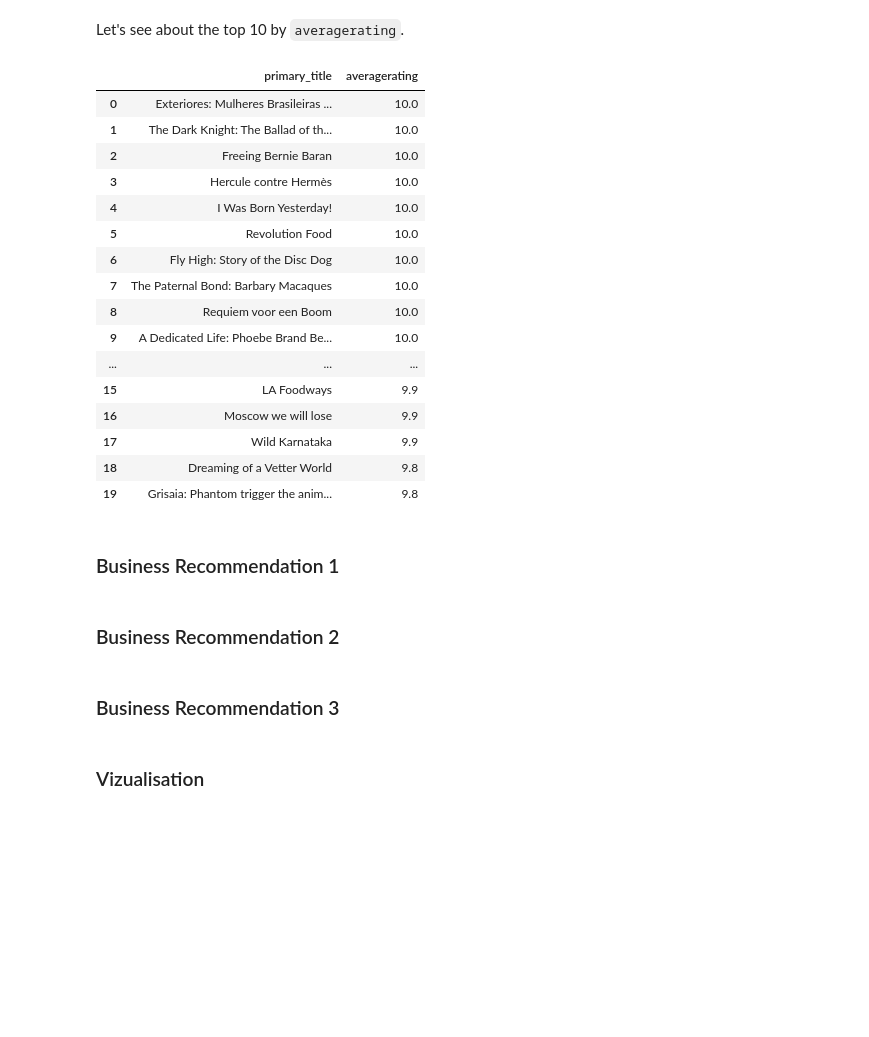
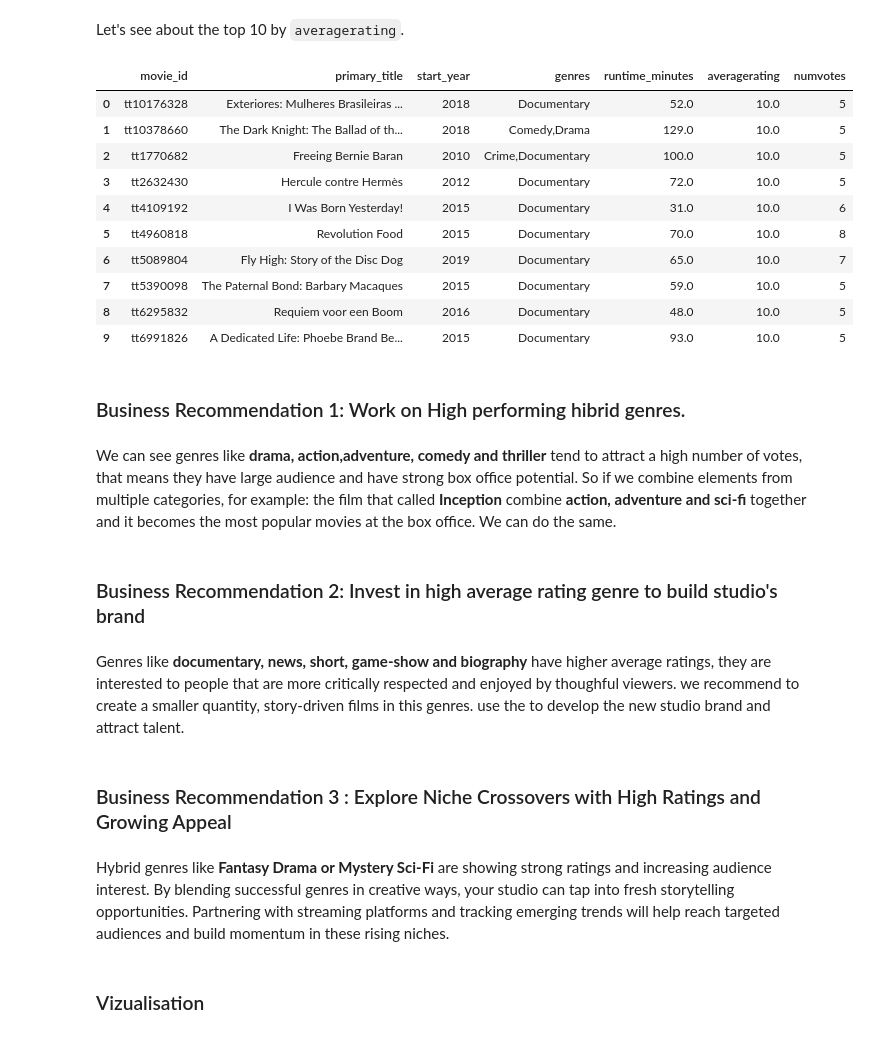
Before and after one commit to tolly00/dsc-phase2-myproject, a Jupyter notebook: student.ipynb, the cells around one changed output. Cells and saved outputs as stored; diff of their text form; code cells hidden in the pictures; blank space fills up the shorter version.

```diff
--- a/student.ipynb
+++ b/student.ipynb
@@ -198,36 +211,37 @@ df_top_numvotes
 Let's see about the top 10 by `averagerating`.
 # %%
 top_avgrating = """
-SELECT primary_title, averagerating
+SELECT *
 FROM movies
 ORDER BY averagerating DESC
-LIMIT 20;
+LIMIT 10;
 """
-df_top_avgrating = pd.read_sql(top_avgrating,conn)
+df_top_avgrating = pd.read_sql(top_avgrating,conn).head(10)
 df_top_avgrating
 # %% [output]
-|  | primary_title | averagerating |
-| 0 | Exteriores: Mulheres Brasileiras ... | 10.0 |
-| 1 | The Dark Knight: The Ballad of th... | 10.0 |
-| 2 | Freeing Bernie Baran | 10.0 |
-| 3 | Hercule contre Hermès | 10.0 |
-| 4 | I Was Born Yesterday! | 10.0 |
-| 5 | Revolution Food | 10.0 |
-| 6 | Fly High: Story of the Disc Dog | 10.0 |
-| 7 | The Paternal Bond: Barbary Macaques | 10.0 |
-| 8 | Requiem voor een Boom | 10.0 |
-| 9 | A Dedicated Life: Phoebe Brand Be... | 10.0 |
-| ... | ... | ... |
-| 15 | LA Foodways | 9.9 |
-| 16 | Moscow we will lose | 9.9 |
-| 17 | Wild Karnataka | 9.9 |
-| 18 | Dreaming of a Vetter World | 9.8 |
-| 19 | Grisaia: Phantom trigger the anim... | 9.8 |
+|  | movie_id | primary_title | start_year | genres | runtime_minutes | averagerating | numvotes |
+| 0 | tt10176328 | Exteriores: Mulheres Brasileiras ... | 2018 | Documentary | 52.0 | 10.0 | 5 |
+| 1 | tt10378660 | The Dark Knight: The Ballad of th... | 2018 | Comedy,Drama | 129.0 | 10.0 | 5 |
+| 2 | tt1770682 | Freeing Bernie Baran | 2010 | Crime,Documentary | 100.0 | 10.0 | 5 |
+| 3 | tt2632430 | Hercule contre Hermès | 2012 | Documentary | 72.0 | 10.0 | 5 |
+| 4 | tt4109192 | I Was Born Yesterday! | 2015 | Documentary | 31.0 | 10.0 | 6 |
+| 5 | tt4960818 | Revolution Food | 2015 | Documentary | 70.0 | 10.0 | 8 |
+| 6 | tt5089804 | Fly High: Story of the Disc Dog | 2019 | Documentary | 65.0 | 10.0 | 7 |
+| 7 | tt5390098 | The Paternal Bond: Barbary Macaques | 2015 | Documentary | 59.0 | 10.0 | 5 |
+| 8 | tt6295832 | Requiem voor een Boom | 2016 | Documentary | 48.0 | 10.0 | 5 |
+| 9 | tt6991826 | A Dedicated Life: Phoebe Brand Be... | 2015 | Documentary | 93.0 | 10.0 | 5 |
 # %% [markdown]
-### Business Recommendation 1
+### Business Recommendation 1: Work on High performing hibrid genres.
-# %% [markdown]
-### Business Recommendation 2
+# %% [markdown]
+We can see genres like **drama, action,adventure, comedy and thriller** tend to attract a high number of votes, that means they have large audience and have strong box office potential. So if we combine elements from multiple categories, for example: the film that called **Inception** combine **action, adventure and sci-fi** together and it becomes the most popular movies at the box office. We can do the same.
+# %% [markdown]
+### Business Recommendation 2: Invest in high average rating genre to build studio's brand
+# %% [markdown]
+Genres like **documentary, news, short, game-show and biography** have higher average ratings, they are interested to people that are more critically respected and enjoyed by thoughful viewers.
+we recommend to create a smaller quantity, story-driven films in this genres. use the to develop the new studio brand and attract talent.
 # %% [markdown]
-### Business Recommendation 3
+### Business Recommendation 3 : Explore Niche Crossovers with High Ratings and Growing Appeal
+# %% [markdown]
+Hybrid genres like **Fantasy Drama or Mystery Sci-Fi** are showing strong ratings and increasing audience interest. By blending successful genres in creative ways, your studio can tap into fresh storytelling opportunities. Partnering with streaming platforms and tracking emerging trends will help reach targeted audiences and build momentum in these rising niches.
 # %% [markdown]
 ### Vizualisation
```
Also changed, not shown: parts of 14 cells of this notebook.
